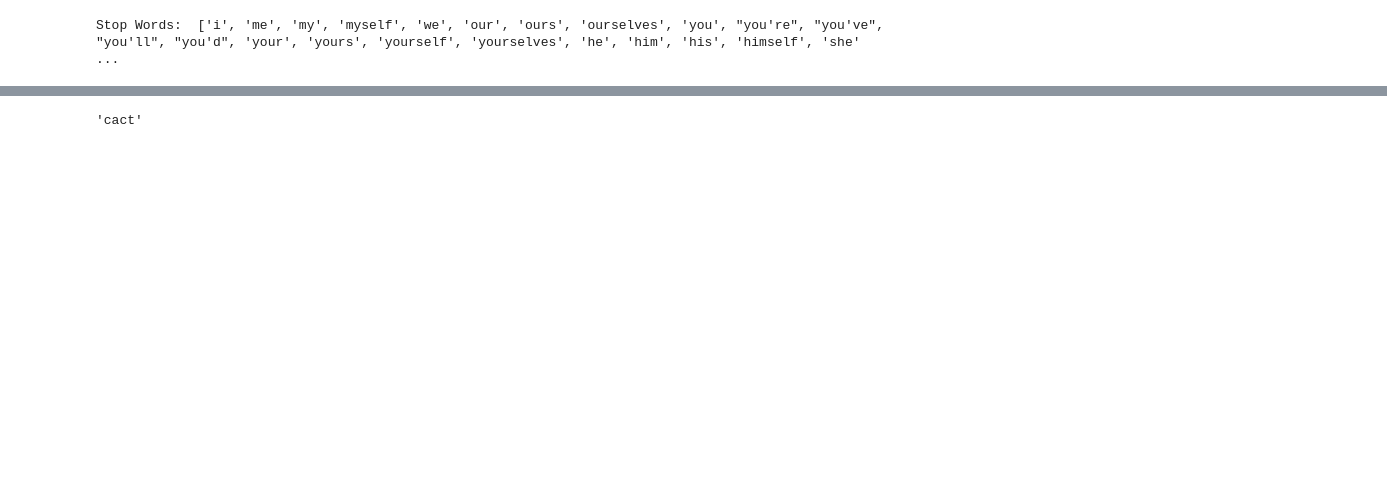
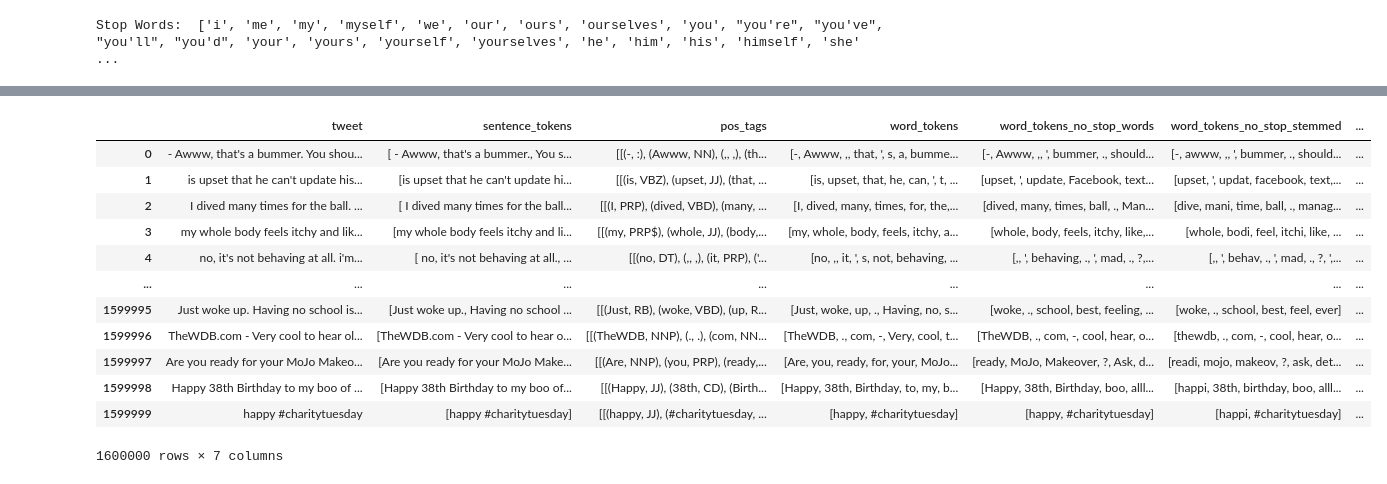
Before and after one commit to NJindia/Tweet_Sentimentality_Classification, a Jupyter notebook: Feature Generation.ipynb, the cells around one changed output, grey strips where cells are left out. Drawn from its saved outputs; the diff is of its cells as text; code cells hidden in the pictures; blank space fills up the shorter version.

```diff
--- a/Feature Generation.ipynb
+++ b/Feature Generation.ipynb
@@ -103,4 +117,6 @@ processed_df['tweet'] = processed_df['tweet'].apply(lambda x: re.sub(r"http\S+|@
 # %%
 # Tokenize Tweets into Sentences and Extract Part-Of-Speech Tags
 processed_df['sentence_tokens'] = processed_df['tweet'].apply(lambda x: sent_tokenize(x))
-processed_df['pos_tags'] = processed_df['sentence_tokens'].apply(lambda x: [nltk.pos_tag(word_tokenize(sent)) for sent in x])
+tokenizer = RegexpTokenizer(r"(?:\#+[\w_]+[\w\'_\-]*[\w_]+)|\w+|[^\w\s]+")
+processed_df['pos_tags'] = processed_df['sentence_tokens'].apply(lambda x: [nltk.pos_tag(tokenizer.tokenize(sent)) for sent in x])
+processed_df
@@ -107,3 +137,6 @@ processed_df['pos_tags'] = processed_df['sentence_tokens'].apply(lambda x: [nltk
 # %%
+# pattern = regex.compile(r"(.)/\1{2,}")
+# pattern.sub(r"\1\1\1", text)
 # Tokenize Tweets into Words
-processed_df['word_tokens'] = processed_df['tweet'].apply(lambda x: word_tokenize(x))
+processed_df['word_tokens'] = processed_df['tweet'].apply(lambda x: tokenizer.tokenize(x))
+processed_df
@@ -111,8 +158,8 @@ processed_df['word_tokens'] = processed_df['tweet'].apply(lambda x: word_tokeniz
 # Generate stop words
 print("Stop Words: ", stopwords.words('english'))
 stop_words = set(stopwords.words('english'))
-# Remove stop words from tokenized tweets. Punctuation removed at this step.
-processed_df['word_tokens_no_stop_words'] = processed_df['word_tokens'].apply(lambda x: [w for w in x if not re.sub(r"[^\w\s]", "", w.lower()) in stop_words])
+# Remove stop words from tokenized tweets
+processed_df['word_tokens_no_stop_words'] = processed_df['word_tokens'].apply(lambda x: [w for w in x if not w.lower() in stop_words])
 # %% [output]
 Stop Words:  ['i', 'me', 'my', 'myself', 'we', 'our', 'ours', 'ourselves', 'you', "you're", "you've", "you'll", "you'd", 'your', 'yours', 'yourself', 'yourselves', 'he', 'him', 'his', 'himself', 'she' ...
 # %%
@@ -142,33 +206,51 @@ tag_map = {
         'POS':None, # possessive ending (’s )
         'PRP':None, # personal pronoun (I, you, he)
         'PRP$':None, # possessive pronoun (your, one’s)
         'RB':wn.ADV, # adverb (quickly, never)
         'RBR':wn.ADV, # adverb, comparative (faster)
         'RBS':wn.ADV, # adverb, superlative (fastest)
         'RP':[wn.ADJ, wn.ADJ_SAT], # particle (up, off)
         'SYM':None, # symbol (+,%, &)
         'TO':None, # “to” (to)
         'UH':None, # interjection (ah, oops)
         'VB':wn.VERB, # verb base form (eat)
         'VBD':wn.VERB, # verb past tense (ate)
         'VBG':wn.VERB, # verb gerund (eating)
         'VBN':wn.VERB, # verb past participle (eaten)
         'VBP':wn.VERB, # verb non-3sg pres (eat)
         'VBZ':wn.VERB, # verb 3sg pres (eats)
         'WDT':None, # wh-determiner (which, that)
         'WP':None, # wh-pronoun (what, who)
         'WP$':None, # possessive (wh- whose)
         'WRB':None, # wh-adverb (how, where)
         '$':None, #  dollar sign ($)
         '#':None, # pound sign (#)
         '“':None, # left quote (‘ or “)
         '”':None, # right quote (’ or ”)
+        "''":None,
         '(':None, # left parenthesis ([, (, {, <)
         ')':None, # right parenthesis (], ), }, >)
         ',':None, # comma (,)
         '.':None, # sentence-final punc (. ! ?)
         ':':None # mid-sentence punc (: ; ... – -)
     }
+processed_df['word_tokens_no_stop_adjusted_pos'] = processed_df[['pos_tags', 'word_tokens_no_stop_words']].apply(
+    lambda x: [w[1] for s in x['pos_tags'] for w in s], axis=1)
+processed_df
+# %% [output]
+|  | tweet | sentence_tokens | pos_tags | word_tokens | word_tokens_no_stop_words | word_tokens_no_stop_stemmed | ... |
+| 0 | - Awww, that's a bummer. You shou... | [ - Awww, that's a bummer., You s... | [[(-, :), (Awww, NN), (,, ,), (th... | [-, Awww, ,, that, ', s, a, bumme... | [-, Awww, ,, ', bummer, ., should... | [-, awww, ,, ', bummer, ., should... | ... |
+| 1 | is upset that he can't update his... | [is upset that he can't update hi... | [[(is, VBZ), (upset, JJ), (that, ... | [is, upset, that, he, can, ', t, ... | [upset, ', update, Facebook, text... | [upset, ', updat, facebook, text,... | ... |
+| 2 | I dived many times for the ball. ... | [ I dived many times for the ball... | [[(I, PRP), (dived, VBD), (many, ... | [I, dived, many, times, for, the,... | [dived, many, times, ball, ., Man... | [dive, mani, time, ball, ., manag... | ... |
+| 3 | my whole body feels itchy and lik... | [my whole body feels itchy and li... | [[(my, PRP$), (whole, JJ), (body,... | [my, whole, body, feels, itchy, a... | [whole, body, feels, itchy, like,... | [whole, bodi, feel, itchi, like, ... | ... |
+| 4 | no, it's not behaving at all. i'm... | [ no, it's not behaving at all., ... | [[(no, DT), (,, ,), (it, PRP), ('... | [no, ,, it, ', s, not, behaving, ... | [,, ', behaving, ., ', mad, ., ?,... | [,, ', behav, ., ', mad, ., ?, ',... | ... |
+| ... | ... | ... | ... | ... | ... | ... | ... |
+| 1599995 | Just woke up. Having no school is... | [Just woke up., Having no school ... | [[(Just, RB), (woke, VBD), (up, R... | [Just, woke, up, ., Having, no, s... | [woke, ., school, best, feeling, ... | [woke, ., school, best, feel, ever] | ... |
+| 1599996 | TheWDB.com - Very cool to hear ol... | [TheWDB.com - Very cool to hear o... | [[(TheWDB, NNP), (., .), (com, NN... | [TheWDB, ., com, -, Very, cool, t... | [TheWDB, ., com, -, cool, hear, o... | [thewdb, ., com, -, cool, hear, o... | ... |
+| 1599997 | Are you ready for your MoJo Makeo... | [Are you ready for your MoJo Make... | [[(Are, NNP), (you, PRP), (ready,... | [Are, you, ready, for, your, MoJo... | [ready, MoJo, Makeover, ?, Ask, d... | [readi, mojo, makeov, ?, ask, det... | ... |
+| 1599998 | Happy 38th Birthday to my boo of ... | [Happy 38th Birthday to my boo of... | [[(Happy, JJ), (38th, CD), (Birth... | [Happy, 38th, Birthday, to, my, b... | [Happy, 38th, Birthday, boo, alll... | [happi, 38th, birthday, boo, alll... | ... |
+| 1599999 | happy #charitytuesday | [happy #charitytuesday] | [[(happy, JJ), (#charitytuesday, ... | [happy, #charitytuesday] | [happy, #charitytuesday] | [happi, #charitytuesday] | ... |
+1600000 rows × 7 columns
 # %%
 # Lemmatizing words in Tweet
 lemmatizer = WordNetLemmatizer()
@@ -176,6 +258,4 @@ processed_df['word_tokens_no_stop_lemmatized'] = processed_df['word_tokens_no_st
 # %%
-lemmatizer.lemmatize("cact")
+lemmatizer.lemmatize("cannot")
-# %% [output]
-'cact'
 # %%
 processed_df
```
Also changed, not shown: parts of 12 cells of this notebook, 1 other file.
